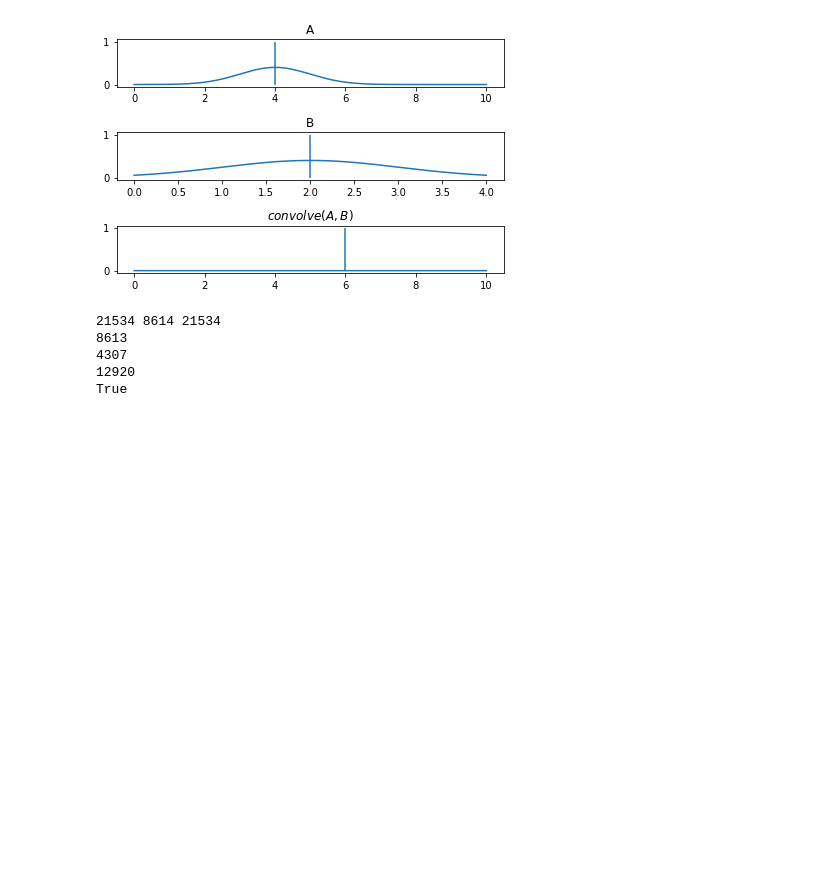
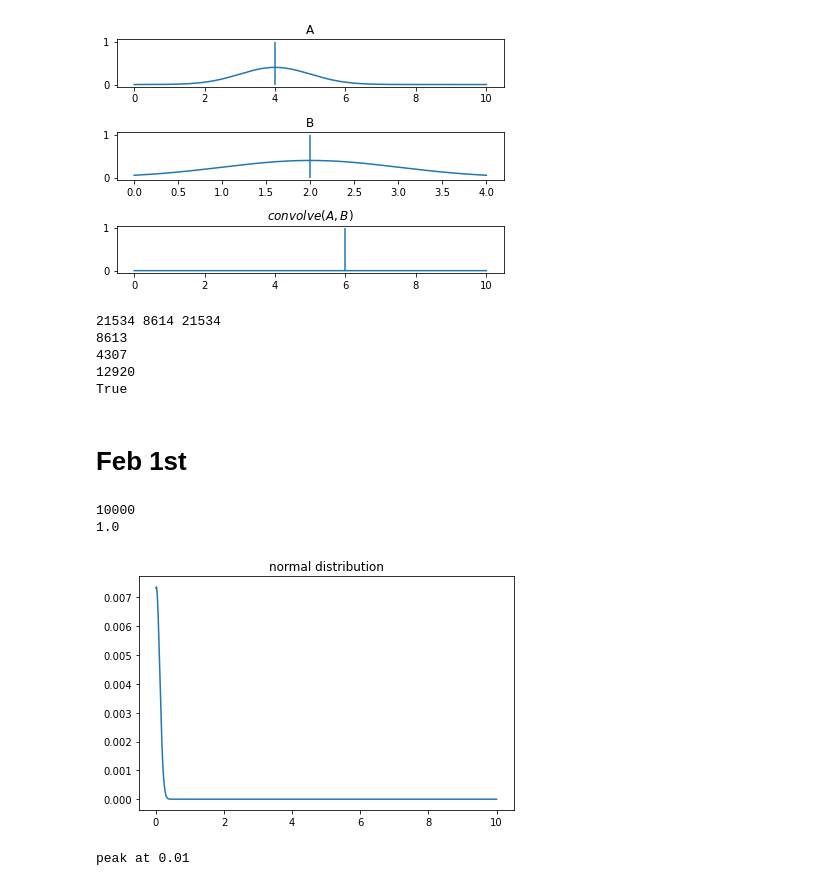
Before and after one commit to tomzhu1024/auto-accompaniment-reboot, a Jupyter notebook: playground/refrac_check.ipynb, the cells around one changed output. Drawn from its saved outputs; the diff is of its cells as text; code cells hidden in the pictures; blank space fills up the shorter version.

```diff
--- a/playground/refrac_check.ipynb
+++ b/playground/refrac_check.ipynb
@@ -706,3 +706,22 @@ print(np.argmax(y1) + np.argmax(y2) == np.argmax(result))
 4307
 12920
 True
+# %% [markdown]
+# Feb 1st
+# %%
+# generate a norm pdf curve
+time_axis = np.arange(0, 10, 0.001)
+nm_pdf = [NEW.norm_pdf(x=x, mean=0.01, sd=0.1) for x in time_axis]
+nm_pdf = NEW.normalize(nm_pdf)
+print(len(nm_pdf))
+print(np.sum(nm_pdf))
+plt.title('normal distribution')
+plt.plot(time_axis, nm_pdf)
+plt.tight_layout()
+plt.show()
+print('peak at', time_axis[np.argmax(nm_pdf)])
+# %% [output]
+10000
+1.0
+[figure, added]
+peak at 0.01
```
Also changed, not shown: parts of 30 cells of this notebook, 6 other files.
